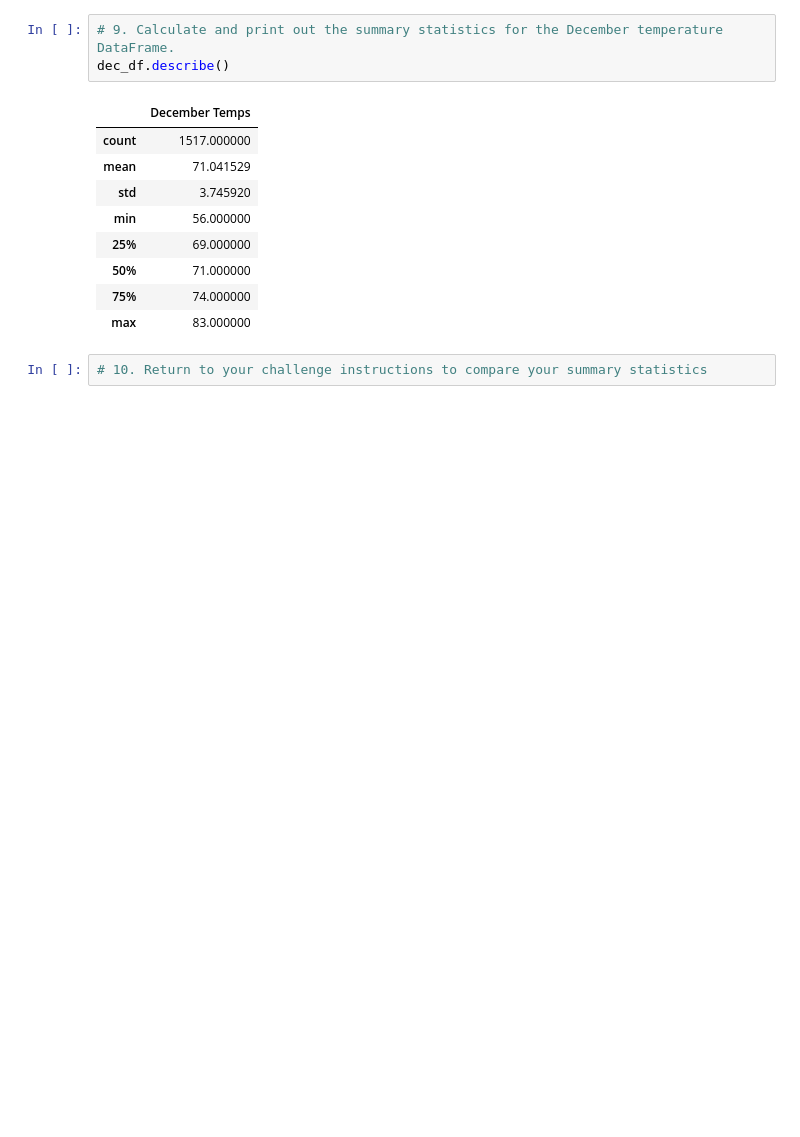
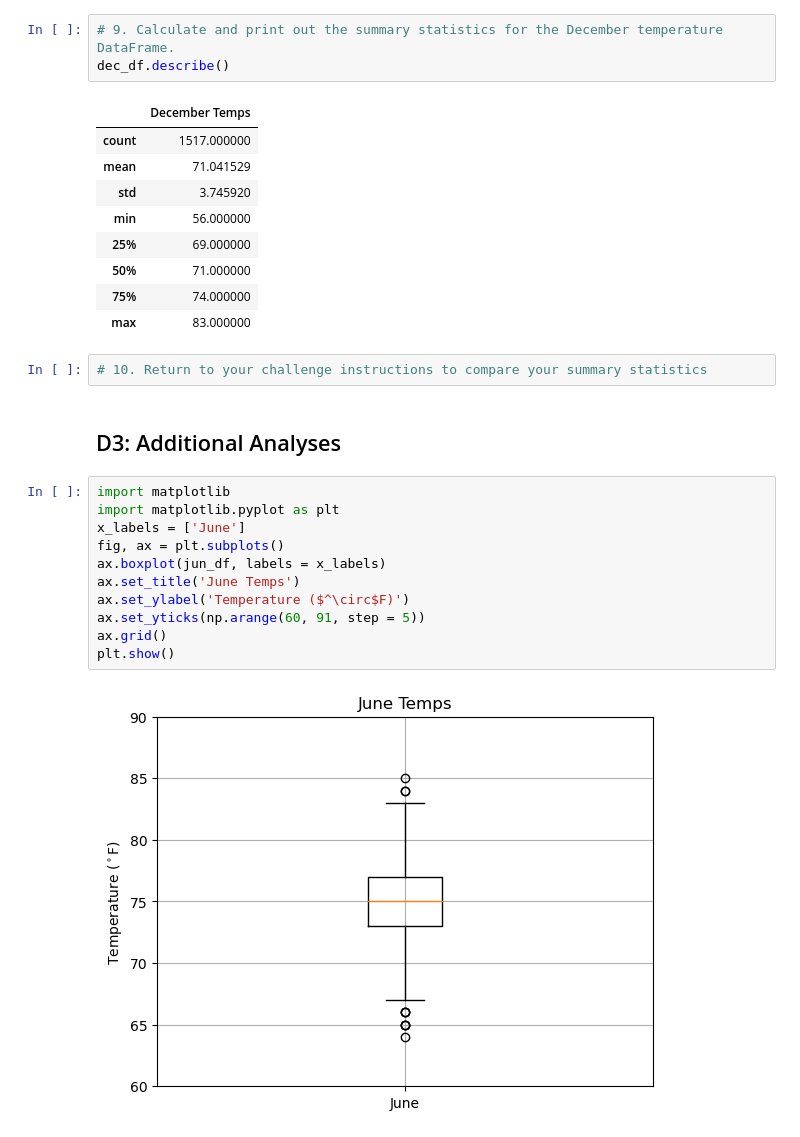
Before and after one commit to Owen-Wang1234/surfs_up, a Jupyter notebook: SurfsUp_Challenge.ipynb, the cells around one changed output. Drawn from its saved outputs; the diff is of its cells as text; blank space fills up the shorter version.

```diff
--- a/SurfsUp_Challenge.ipynb
+++ b/SurfsUp_Challenge.ipynb
@@ -105,3 +105,18 @@ dec_df.describe()
 | max | 83.000000 |
 # %%
 # 10. Return to your challenge instructions to compare your summary statistics
+# %% [markdown]
+## D3: Additional Analyses
+# %%
+import matplotlib
+import matplotlib.pyplot as plt
+x_labels = ['June']
+fig, ax = plt.subplots()
+ax.boxplot(jun_df, labels = x_labels)
+ax.set_title('June Temps')
+ax.set_ylabel('Temperature ($^\circ$F)')
+ax.set_yticks(np.arange(60, 91, step = 5))
+ax.grid()
+plt.show()
+# %% [output]
+[figure, added]
```
Also changed, not shown: parts of 10 cells of this notebook, 8 other files.
